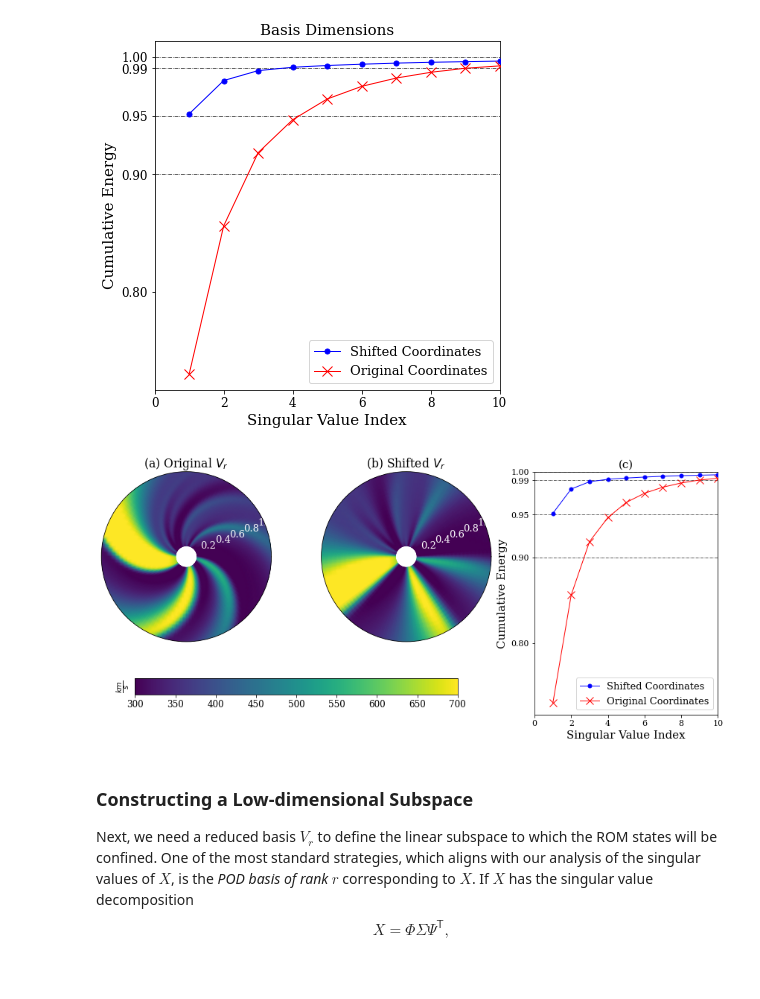
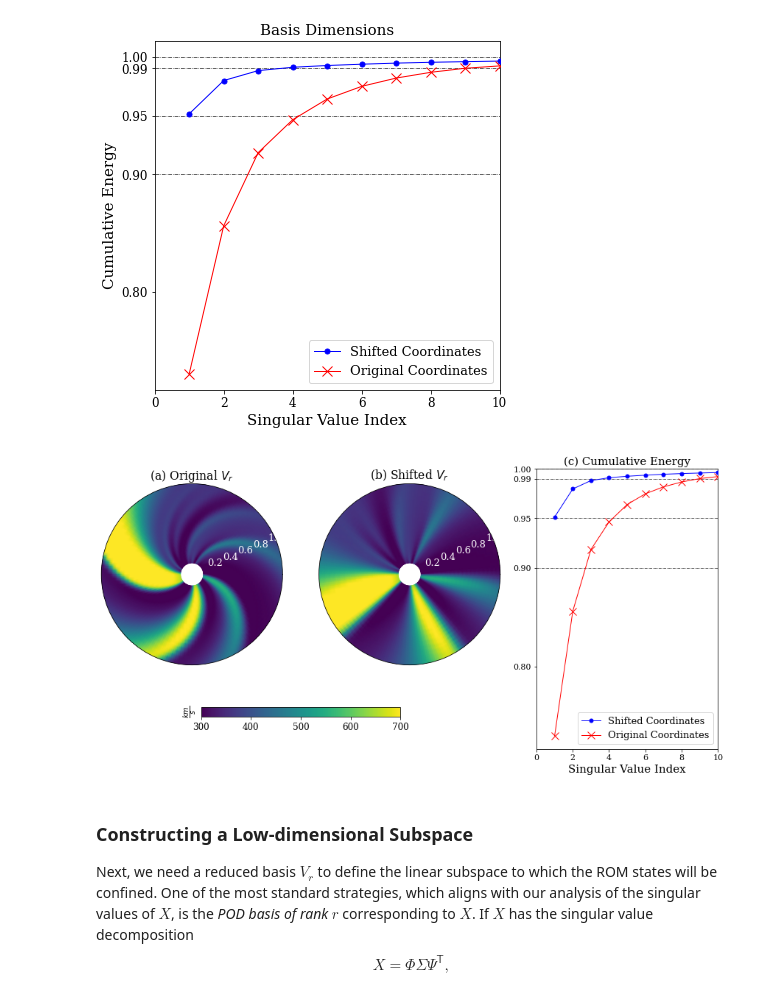
Before and after one commit to opaliss/Space-Weather-ROM, a Jupyter notebook: MHD/SW-ROM-Shifted-MHD-1D-LowRes.ipynb, the cells around one changed output. Saved outputs shown, nothing was run; the diff lists cells and outputs as text; code cells hidden in the pictures.

```diff
--- a/MHD/SW-ROM-Shifted-MHD-1D-LowRes.ipynb
+++ b/MHD/SW-ROM-Shifted-MHD-1D-LowRes.ipynb
@@ -39,7 +39,8 @@ matplotlib.rc('ytick', labelsize=13)
 # Import MHD solar wind velocity results.
 # %%
 # mas output - br, rho, vr
-mas_path = get_mas_path(cr="2210")
+cr = "2210"
+mas_path = get_mas_path(cr=cr)
 model = MASOutput(mas_path)
 print(model.variables)
 # %% [output]
@@ -178,29 +171,0 @@ plot_heat_data(V_new, "Shifted MHD Dataset " + r"$\mathbf{\tilde{X}}$", variable
-# %%
-fig=plt.figure(figsize=(12, 12))
-ax = fig.add_subplot(221, polar=True)
-ax.set_rlim(0)
-ax.set_thetalim(0, 2 * np.pi)
-ax.set_xticks([])
-ax.set_ylim(0,1.1)
-rlabels = ax.get_ymajorticklabels()
-for label in rlabels:
-    label.set_color('white')
-
-pos = ax.pcolormesh(p, r.to(u.AU).value, V.T, vmin=300, vmax=700, shading='gouraud', cmap="viridis")
-ax.set_title("Original Dataset $V_{r}$")
-ax1 = fig.add_subplot(222, polar=True)
-ax1.set_rlim(0)
-ax1.set_thetalim(0, 2 * np.pi)
-ax1.set_xticks([])
-
-ax1.set_ylim(0,1.1)
-rlabels = ax1.get_ymajorticklabels()
-for label in rlabels:
-    label.set_color('white')
-
-pos = ax1.pcolormesh(p, r.to(u.AU).value, V_new.T, vmin=300, vmax=700, shading='gouraud', cmap="viridis")
-
-cbar = fig.colorbar(pos, ax=(ax1, ax))
-cbar.ax.set_ylabel(r'$\frac{km}{s}$', rotation=90, fontsize=14)
-cbar.ax.tick_params(labelsize=12)
-_ = ax1.set_title("Shifted Dataset $V_{r}$")
@@ -335,7 +298,7 @@ plt.savefig("figs/singular_value_decay.png", pad_inches=1)
 # %% [output]
 [figure]
 # %%
-fig=plt.figure(figsize=(15, 6))
+fig=plt.figure(figsize=(15, 7))
 ax = fig.add_subplot(131, polar=True)
 ax.set_rlim(0)
 ax.set_thetalim(0, 2 * np.pi)
@@ -359,40 +322,41 @@ for label in rlabels:
 
 pos = ax1.pcolormesh(p, r.to(u.AU).value, V_new.T, vmin=300, vmax=700, shading='gouraud', cmap="viridis")
 
-cbar = fig.colorbar(pos, ax=(ax1, ax), orientation="horizontal", shrink=0.8)
+cbar = fig.colorbar(pos, ax=(ax1, ax), orientation="horizontal", shrink=0.5)
 cbar.ax.set_ylabel(r'$\frac{km}{s}$', rotation=90, fontsize=14)
 cbar.ax.tick_params(labelsize=12)
 _ = ax1.set_title("(b) Shifted $V_{r}$")
 
 ax = fig.add_subplot(133)
 
 xlim= 10
 
 # plot singluar values cumulative energy
 ax.plot(np.arange(1, svdvals.size + 1), cum_energy, '.-', ms=10, lw=1, zorder=3, c="b", label="Shifted Coordinates")
 ax.plot(np.arange(1, svdvals.size + 1), cum_energy_prev, 'x-', ms=10, lw=1, zorder=3, c="r", label="Original Coordinates")
 # get current y-limits
 ax.set_ylim(top=1)
 ylim = ax.get_ylim()
 
 # set up axis.
 ax.hlines(0.9, 0, xlim, color="black", linewidth=.6, linestyle="-.")
 ax.hlines(0.95, 0, xlim, color="black", linewidth=.6, linestyle="-.")
 ax.hlines(0.99, 0, xlim, color="black", linewidth=.6, linestyle="-.")
 ax.hlines(1, 0, xlim, color="black", linewidth=.6, linestyle="-.")
 
 plt.legend()
 _ = ax.set_ylim(ylim)
 _ = ax.set_xlim(0, xlim)
 _ = ax.set_yticks(ticks=[0.8, 0.9, 0.95, 0.99, 1])
 _ = ax.set_xlabel(r"Singular Value Index", fontsize=15)
-_ = ax.set_ylabel(r"Cumulative Energy", fontsize=15)
-_ = ax.set_title("(c)", fontsize=15)
+#_ = ax.set_ylabel(r"Cumulative Energy", fontsize=15)
+_ = ax.set_title("(c) Cumulative Energy", fontsize=15)
 _ = ax.tick_params(axis='both', which='major', labelsize=11)
 
+
 plt.savefig("MHD/figs/1D_MHD_shifted-comparison.png", dpi=600)
 # %% [output]
-[figure, old version]
+[figure, new version]
 # %% [markdown]
 ### Constructing a Low-dimensional Subspace
 Next, we need a reduced basis $V_{r}$ to define the linear subspace to which the ROM states will be confined.
```
Also changed, not shown: parts of 36 cells of this notebook, 29 other files.
